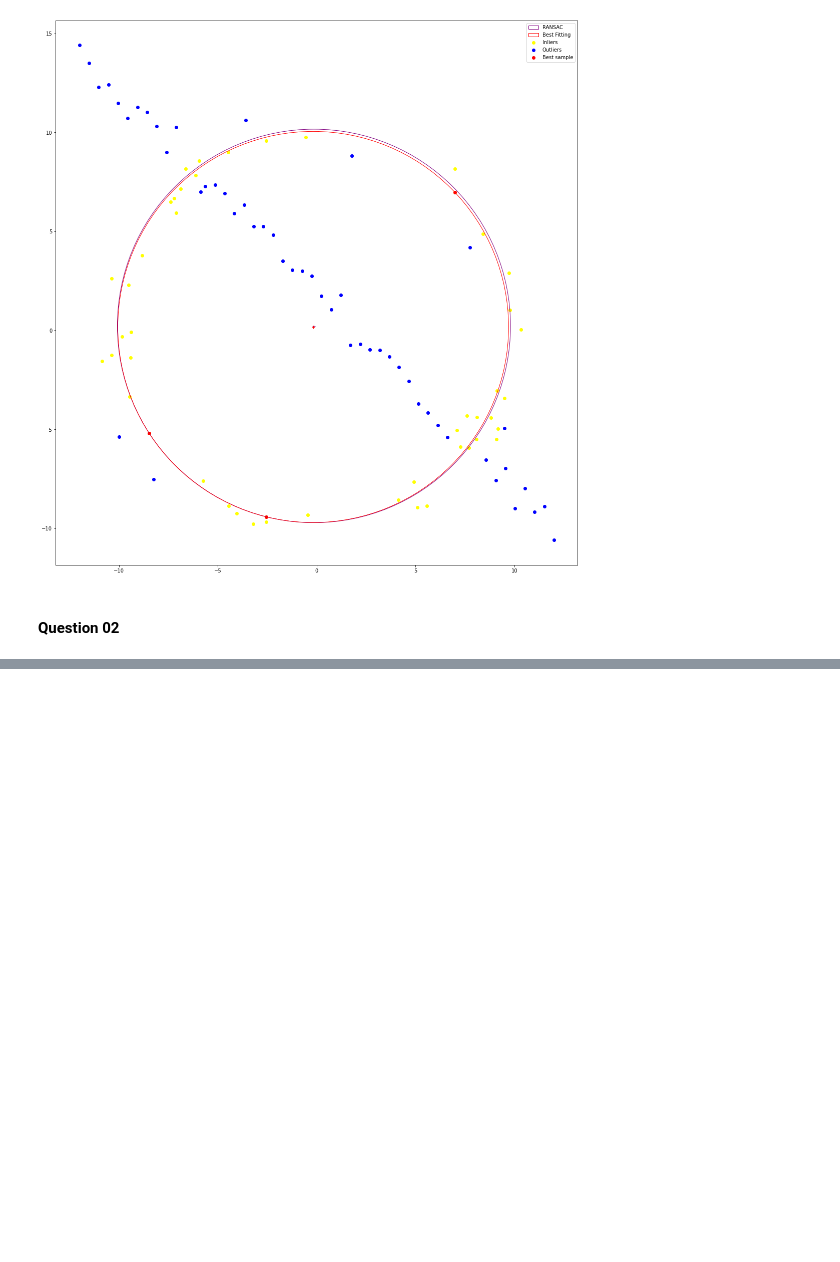
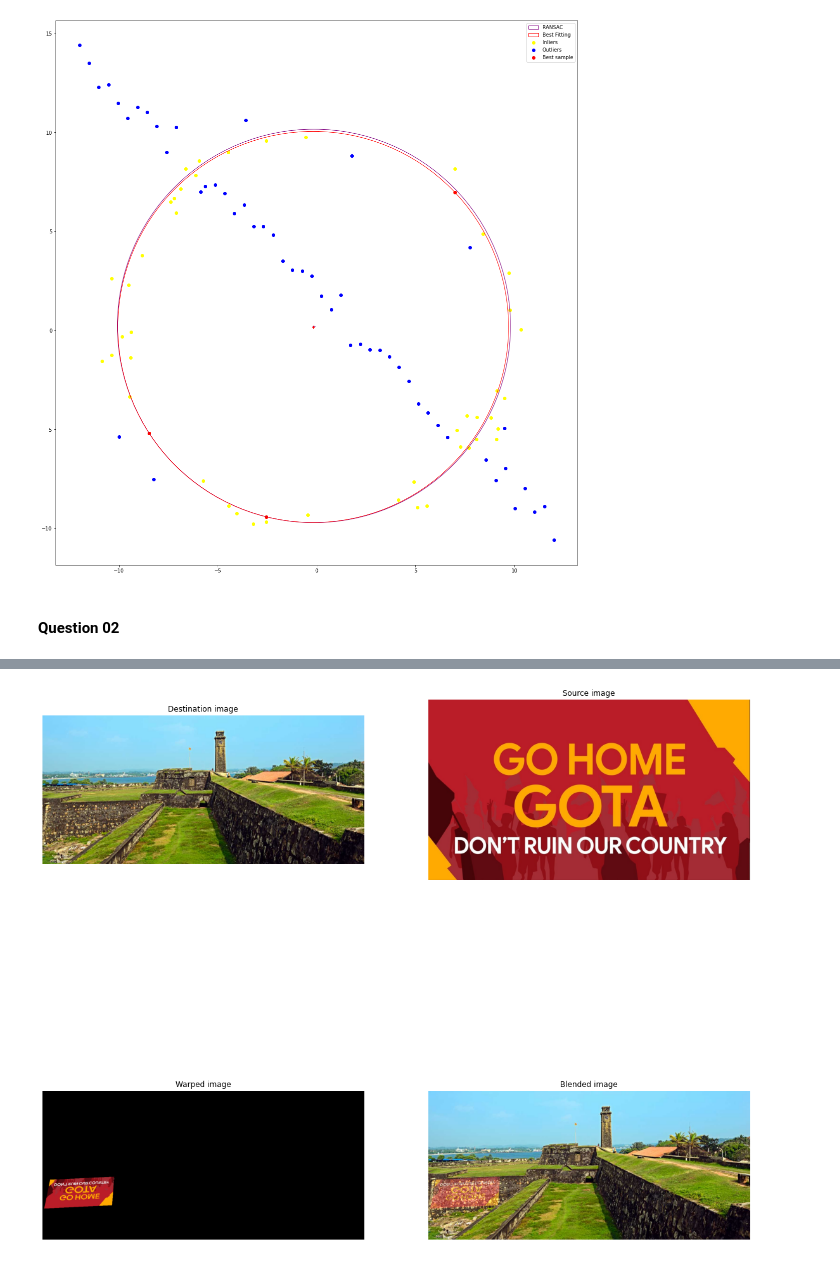
Before and after one commit to shivankapriyashan/EN2250-Fundamentals-of-Image-Processing-and-Machine-Vision, a Jupyter notebook: Assignment_02/190476V_a02.ipynb, the cells around one changed output, grey strips where cells are left out. Cells and saved outputs as stored; diff of their text form; code cells hidden in the pictures; blank space fills up the shorter version.

```diff
--- a/Assignment_02/190476V_a02.ipynb
+++ b/Assignment_02/190476V_a02.ipynb
@@ -153,0 +197,71 @@ plt.imshow()
+# %%
+import numpy as np
+import cv2 as cv
+import matplotlib.pyplot as plt
+
+def MouseClick(event,x,y,flag,param):
+    global im_temp, pts_dst
+    if event == cv.EVENT_LBUTTONDOWN:
+        cv.circle(im_temp, (x,y), 2, (0,0,255), 3, cv.LINE_AA)
+        cv.imshow('Image',im_temp)
+        if len(pts_dst) < 4:
+            pts_dst = np.append(pts_dst,[(x,y)],axis=0)
+
+building = cv.imread('galle_fort.jpg')
+building_RGB = cv.cvtColor(building,cv.COLOR_BGR2RGB)
+
+flag = cv.imread('gotagohome.jpg')
+flag_RGB = cv.cvtColor(flag,cv.COLOR_BGR2RGB)
+
+assert building is not None
+assert flag is not None
+
+im_temp = building.copy()
+
+pts_dst = np.empty((0,2))
+print(pts_dst)
+
+cv.namedWindow('Image',1)
+cv.imshow('Image',im_temp)
+cv.setMouseCallback("Image", MouseClick)
+cv.waitKey(0)
+
+print(pts_dst)
+
+bh, bw = building.shape[0], building.shape[1]
+fh, fw = flag.shape[0], flag.shape[1]
+
+pts_src = np.array([[0,0],[fw-1,0],[fw-1,fh-1],[0,fh-1]])
+print(pts_src)
+
+hmg_matrix, status = cv.findHomography(pts_src, pts_dst)
+
+transformed_flag = cv.warpPerspective(flag, hmg_matrix, (bw,bh))
+transformed_flag_RGB = cv.cvtColor(transformed_flag,cv.COLOR_BGR2RGB)
+
+blended_image = cv.addWeighted(building,1,transformed_flag,0.5,0.0)
+blended_image_RGB = cv.cvtColor(blended_image,cv.COLOR_BGR2RGB)
+
+fig, ax = plt.subplots(2,2,figsize=(20,20))
+
+ax[0][0].imshow(building_RGB)
+ax[0][0].set_title('Destination image')
+ax[0][0].axis('off')
+
+ax[0][1].imshow(flag_RGB)
+ax[0][1].set_title('Source image')
+ax[0][1].axis('off')
+
+ax[1][0].imshow(transformed_flag_RGB)
+ax[1][0].set_title('Warped image')
+ax[1][0].axis('off')
+
+ax[1][1].imshow(blended_image_RGB)
+ax[1][1].set_title('Blended image')
+ax[1][1].axis('off')
+
+
+plt.show()
+# cv.imshow('Building',building)
+# cv.waitKey(0)
+# %% [output]
@@ -153,0 +277 @@ plt.imshow()
+[figure, added]
```
Also changed, not shown: parts of 3 cells of this notebook.
